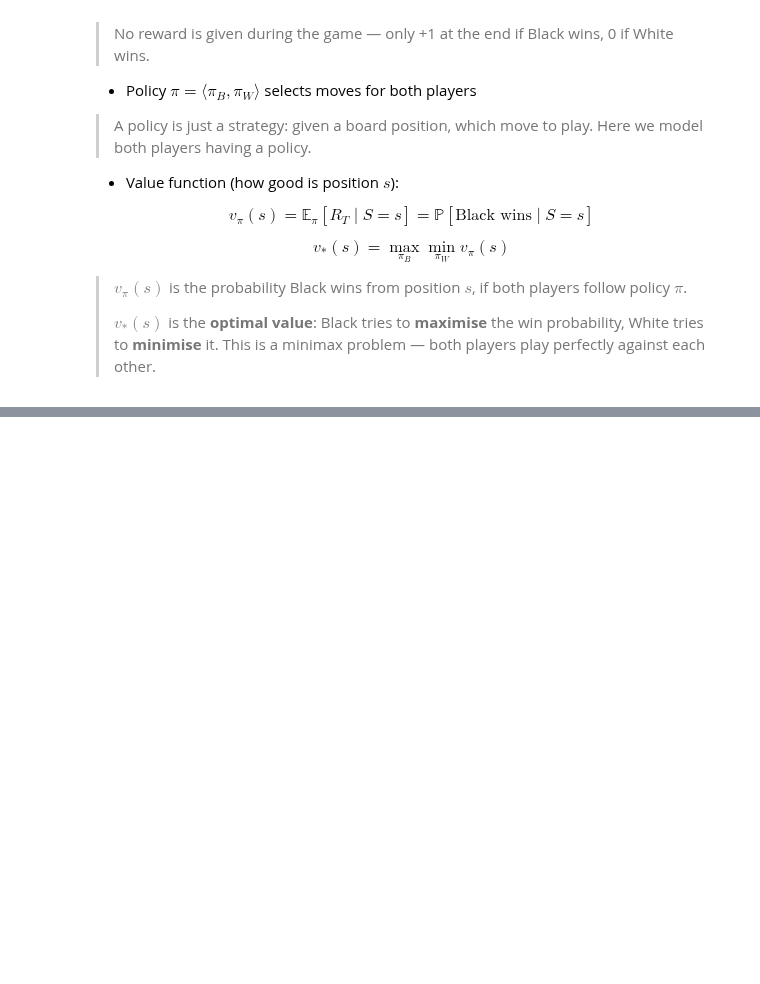
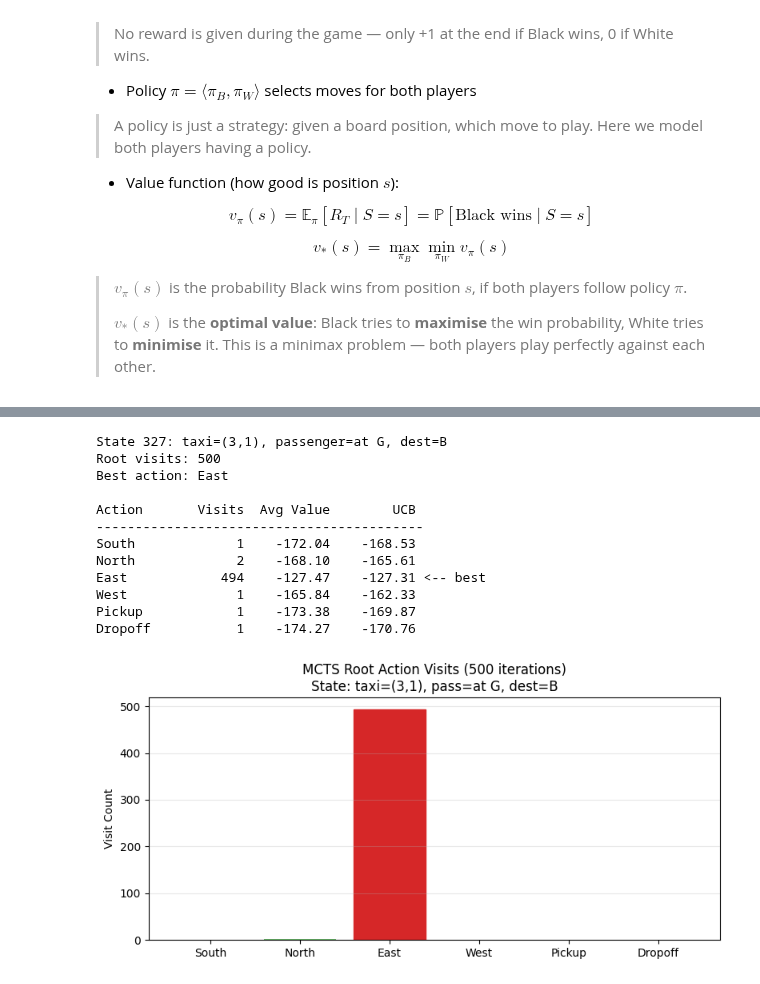
Before and after one commit to jean-kunz/cop_rl, a Jupyter notebook: nbks/1_8_intg_learning_planning.ipynb, the cells around one changed output, grey strips where cells are left out. Cells and saved outputs as stored; diff of their text form; code cells hidden in the pictures; blank space fills up the shorter version.

```diff
--- a/nbks/1_8_intg_learning_planning.ipynb
+++ b/nbks/1_8_intg_learning_planning.ipynb
@@ -1179,0 +1475,68 @@ After many iterations, pick the child of the root with the **highest visit count
+# %%
+action_names = {0: "South", 1: "North", 2: "East", 3: "West", 4: "Pickup", 5: "Dropoff"}
+
+# Run MCTS from a fresh state
+state, _ = env.reset()
+best_action, root = mcts_search(state, env_P, n_actions, n_iterations=500)
+
+# Decode state for display
+taxi_row, taxi_col, pass_loc, dest_idx = env.unwrapped.decode(state)
+locs = [(0, 0), (0, 4), (4, 0), (4, 3)]
+loc_names = ["R", "G", "Y", "B"]
+pass_desc = f"in taxi" if pass_loc == 4 else f"at {loc_names[pass_loc]}"
+print(
+    f"State {state}: taxi=({taxi_row},{taxi_col}), passenger={pass_desc}, dest={loc_names[dest_idx]}"
+)
+print(f"Root visits: {root.visits}")
+print(f"Best action: {action_names[best_action]}\n")
+
+# Show stats for each child action
+print(f"{'Action':<10} {'Visits':>8} {'Avg Value':>10} {'UCB':>10}")
+print("-" * 42)
+for a in range(n_actions):
+    if a in root.children:
+        child = root.children[a]
+        avg_val = child.value / child.visits if child.visits > 0 else 0
+        ucb = child.ucb_score()
+        marker = " <-- best" if a == best_action else ""
+        print(
+            f"{action_names[a]:<10} {child.visits:>8} {avg_val:>10.2f} {ucb:>10.2f}{marker}"
+        )
+    else:
+        print(f"{action_names[a]:<10} {'(unexpanded)':>8}")
+
+# Visualize visit distribution
+fig, ax = plt.subplots(figsize=(8, 4))
+visits = [
+    root.children[a].visits if a in root.children else 0 for a in range(n_actions)
+]
+bars = ax.bar(
+    [action_names[a] for a in range(n_actions)], visits, color="#2ca02c", alpha=0.7
+)
+ax.set_ylabel("Visit Count")
+ax.set_title(
+    f"MCTS Root Action Visits (500 iterations)\nState: taxi=({taxi_row},{taxi_col}), pass={pass_desc}, dest={loc_names[dest_idx]}"
+)
+ax.grid(True, alpha=0.3, axis="y")
+
+# Highlight best action
+best_idx = list(range(n_actions)).index(best_action)
+bars[best_idx].set_color("#d62728")
+bars[best_idx].set_alpha(1.0)
+
+plt.tight_layout()
+plt.show()
+# %% [output]
+State 327: taxi=(3,1), passenger=at G, dest=B
+Root visits: 500
+Best action: East
+
+Action       Visits  Avg Value        UCB
+------------------------------------------
+South             1    -172.04    -168.53
+North             2    -168.10    -165.61
+East            494    -127.47    -127.31 <-- best
+West              1    -165.84    -162.33
+Pickup            1    -173.38    -169.87
+Dropoff           1    -174.27    -170.76
+[figure, added]
```
Also changed, not shown: parts of 14 cells of this notebook, 2 other files.
